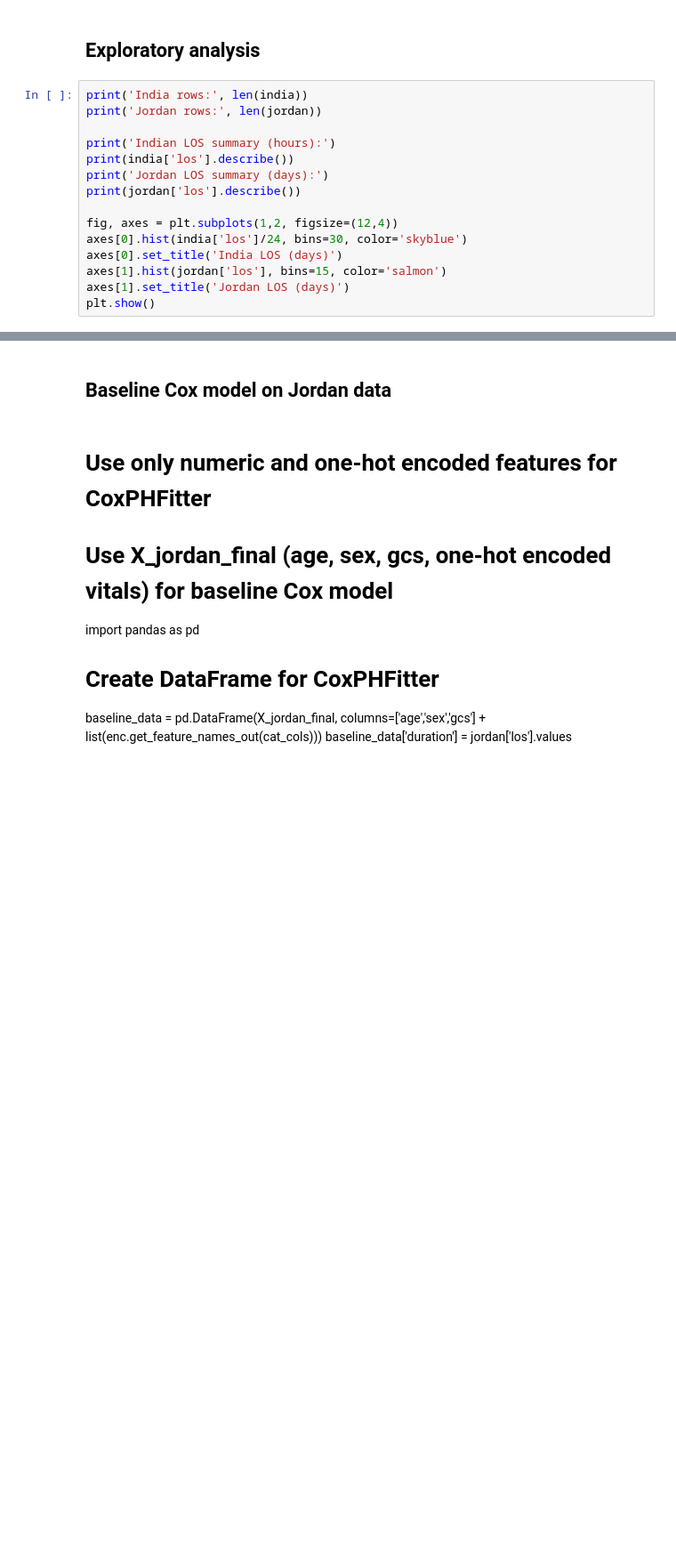
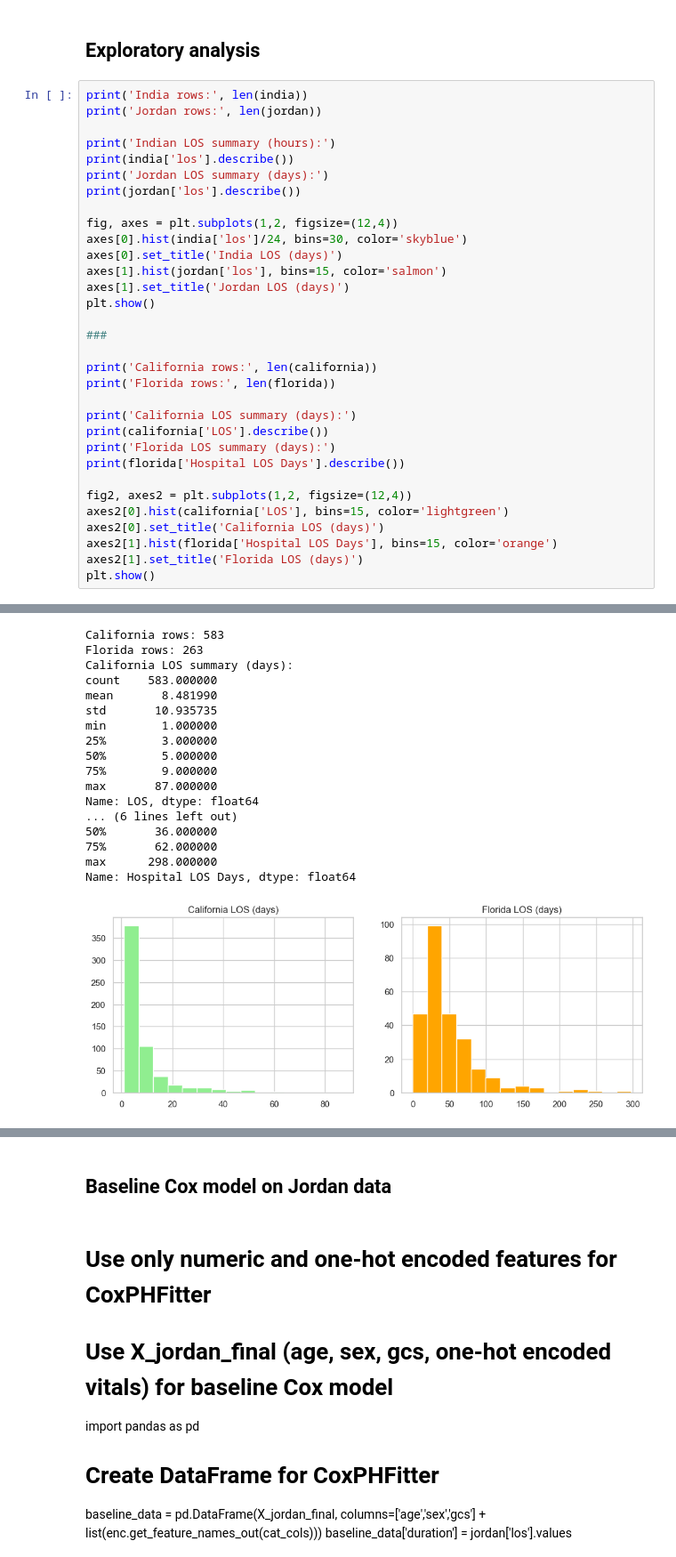
Before and after one commit to shrinitbabel/TBI-transfer-learning, a Jupyter notebook: transfer_learning_Experiments copy 3.ipynb, the cells around one changed output, grey strips where cells are left out. Shown at 89% size. Cells and saved outputs as stored; diff of their text form; blank space fills up the shorter version.

```diff
--- a/transfer_learning_Experiments copy 3.ipynb
+++ b/transfer_learning_Experiments copy 3.ipynb
@@ -296,33 +308,68 @@ print('Jordan rows:', len(jordan))
 print('Indian LOS summary (hours):')
 print(india['los'].describe())
 print('Jordan LOS summary (days):')
 print(jordan['los'].describe())
 
 fig, axes = plt.subplots(1,2, figsize=(12,4))
 axes[0].hist(india['los']/24, bins=30, color='skyblue')
 axes[0].set_title('India LOS (days)')
 axes[1].hist(jordan['los'], bins=15, color='salmon')
 axes[1].set_title('Jordan LOS (days)')
 plt.show()
+
+###
+
+print('California rows:', len(california))
+print('Florida rows:', len(florida))
+
+print('California LOS summary (days):')
+print(california['LOS'].describe())
+print('Florida LOS summary (days):')
+print(florida['Hospital LOS Days'].describe())
+
+fig2, axes2 = plt.subplots(1,2, figsize=(12,4))
+axes2[0].hist(california['LOS'], bins=15, color='lightgreen')
+axes2[0].set_title('California LOS (days)')
+axes2[1].hist(florida['Hospital LOS Days'], bins=15, color='orange')
+axes2[1].set_title('Florida LOS (days)')
+plt.show()
 # %% [output]
 India rows: 7301
 Jordan rows: 107
 Indian LOS summary (hours):
 count    7301.000000
 mean      168.716537
 std       308.287605
 min      -240.000000
 25%        43.500000
 50%       108.833333
 75%       191.666667
 max      8936.333333
 Name: los, dtype: float64
 ... (6 lines left out)
 50%        7.000000
 75%       12.000000
 max      126.000000
 Name: los, dtype: float64
 [figure]
+California rows: 583
+Florida rows: 263
+California LOS summary (days):
+count    583.000000
+mean       8.481990
+std       10.935735
+min        1.000000
+25%        3.000000
+50%        5.000000
+75%        9.000000
+max       87.000000
+Name: LOS, dtype: float64
+... (6 lines left out)
+50%       36.000000
+75%       62.000000
+max      298.000000
+Name: Hospital LOS Days, dtype: float64
+[figure, added]
 # %%
 kmf = KaplanMeierFitter()
 kmf.fit(durations=india['los']/24, event_observed=india['event'], label='India')
```
Also changed, not shown: parts of 4 cells of this notebook, 2 other files.
